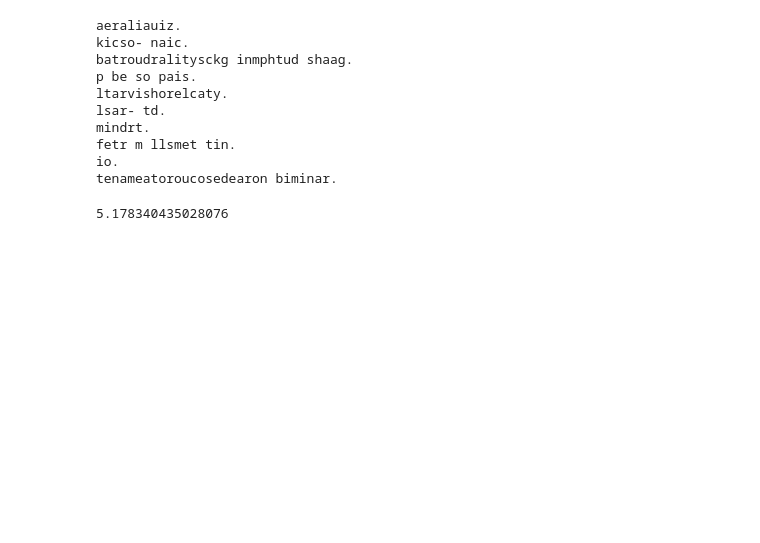
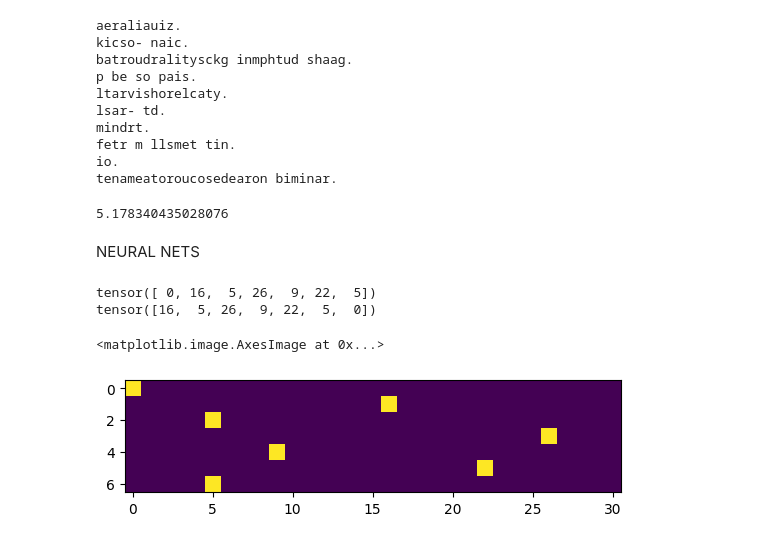
Before and after one commit to mumal123/CosmoGen, a Jupyter notebook: bigram.ipynb, the cells around one changed output. Saved outputs shown, nothing was run; the diff lists cells and outputs as text; code cells hidden in the pictures; blank space fills up the shorter version.

Commit message:
implemented bigram using neural nets

```diff
--- a/bigram.ipynb
+++ b/bigram.ipynb
@@ -185,3 +185,29 @@ nll=-log_likelihood
 print(f'{nll/n}')  #quality of our training
 # %% [output]
 5.178340435028076
+# %% [markdown]
+NEURAL NETS
+# %%
+xs=[]
+ys=[]
+for w in words[:1]:
+    chs=['.']+list(w)+['.']
+    for ch1,ch2 in zip(chs,chs[1:]):
+        ix1=stoi[ch1]
+        ix2=stoi[ch2]
+        xs.append(ix1)
+        ys.append(ix2)
+
+xs=torch.tensor(xs)
+ys=torch.tensor(ys)
+
+print(xs)
+print(ys)
+# %% [output]
+tensor([ 0, 16,  5, 26,  9, 22,  5])
+tensor([16,  5, 26,  9, 22,  5,  0])
+# %%
+plt.imshow(xenc)
+# %% [output]
+<matplotlib.image.AxesImage at 0x...>
+[figure, added]
```
Also changed, not shown: parts of 8 cells of this notebook.
